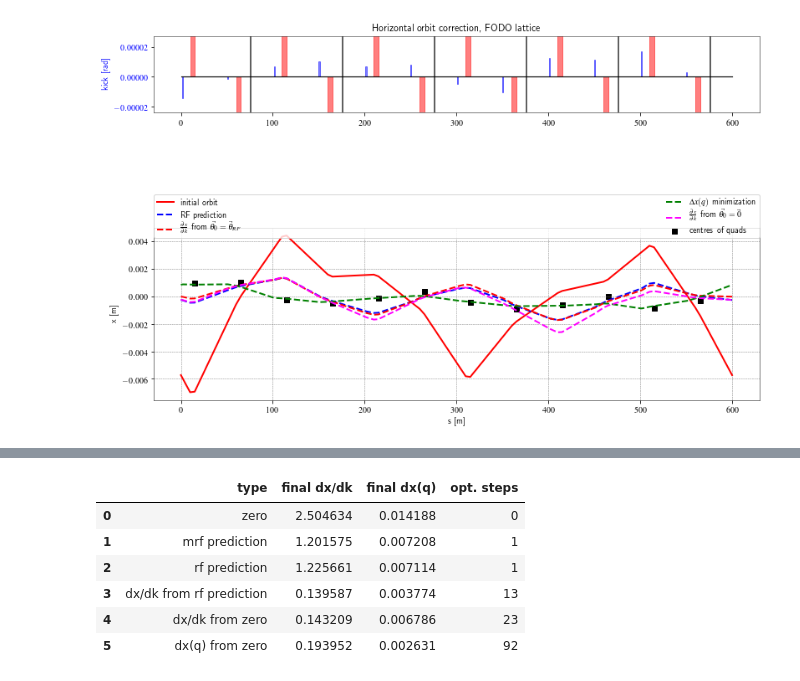
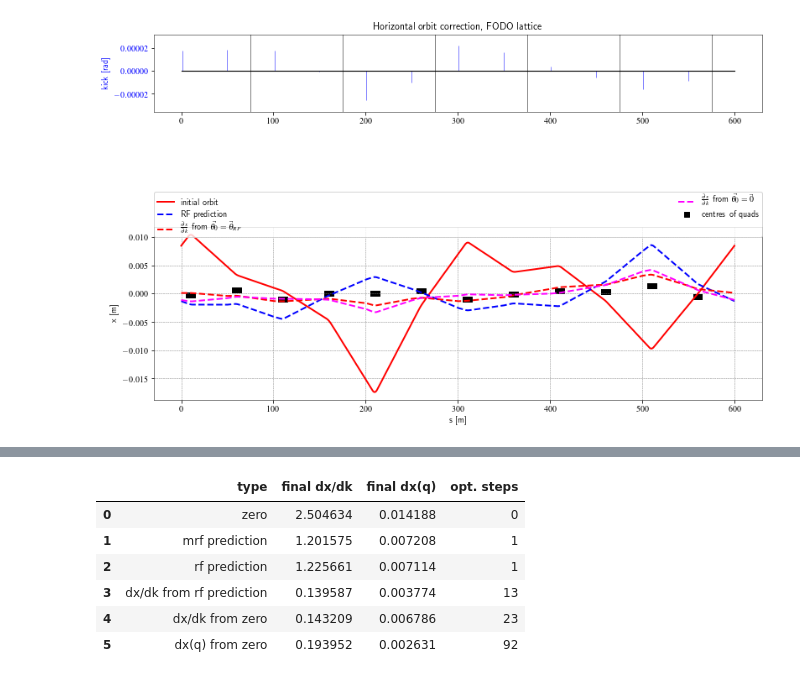
Before and after one commit to drabusov/beta-beating, a Jupyter notebook: FODO.ipynb, the cells around one changed output, grey strips where cells are left out. Cells and saved outputs as stored; diff of their text form; code cells hidden in the pictures.

```diff
--- a/FODO.ipynb
+++ b/FODO.ipynb
@@ -371,0 +245,11 @@ True
+# %%
+a=add_err()
+print(a)
+
+DF0 =madx.table.twiss.dframe()
+err =madx.table.efield.dframe()
+tmp = err[err["name"].str.contains('..',regex=False)]
+qsERR = tmp[tmp["name"].str.contains("q")]
+
+tmp = DF0[DF0["name"].str.contains('..',regex=False)]
+qsPos = tmp[tmp["name"].str.contains("q")]
@@ -372,17 +289,4 @@ True
 # %%
-myTwiss = madx.table.twiss.dframe()
-
-a=add_err()
-print(a)
-
-DF0=madx.table.twiss.dframe()
-bpmDF0 = DF0[DF0["keyword"]=="monitor"]
-qsPos = DF0[DF0["keyword"]=="quadrupole"]
-
-err =madx.table.efield.dframe()
-qsERR = err[err["name"].str.contains("q")]
-
-
 bpms = list(myTwiss[myTwiss["keyword"]=="monitor"]["name"])
 other =["n", "dx(q)"]
 corrs = ["kn0_corr_{}{}".format(i//2,i%2) for i in range(12)]
@@ -536,33 +392,33 @@ ax1.set_ylabel(r'kick [rad]', color=color)
 ax1.tick_params(axis='y', labelcolor=color)
 plt.ylim(min(hk)-10**(-5),max(hk)+10**(-5))
 
 axbeta=plt.subplot2grid((4,3), (2,0), colspan=3, rowspan=2,sharex=ax1)
 
 plt.plot(DF0['s'],DF0['x'],'r', label='initial orbit', lw=2)
 plt.plot(DF['s'],DF['x'],'blue',ls="--", label='RF prediction', lw=2)
 plt.plot(DF1['s'],DF1['x'],'red',ls="--", label=r'$\frac{\partial x}{\partial k}$ from $\vec{\theta_0}=\vec{\theta}_{RF}$', lw=2)
-plt.plot(DF2['s'],DF2['x'],'green',ls="--", label=r'$\Delta x(q)$ minimization', lw=2)
+#plt.plot(DF2['s'],DF2['x'],'green',ls="--", label=r'$\Delta x(q)$ minimization', lw=2)
 plt.plot(DF3['s'],DF3['x'],'magenta',ls="--", label=r'$\frac{\partial x}{\partial k}$ from $\vec{\theta_0}=\vec{0}$', lw=2)
 plt.scatter(qsPos.s,qsERR.dx, label="centres of quads", marker = "s", color = "black")
 
 #plt.ylim([-0.03,0.04])
 
 #plt.scatter(bpmDF1.s,bpmDF1.x, color = "red", s = 50, marker="x", label="bpm final")
 
 #plt.legend()
 #plt.legend(bbox_to_anchor=(1.05, 1), loc=2, borderaxespad=0.)
 plt.legend(bbox_to_anchor=(0., 0.94, 1., .01), loc=3,
            ncol=2, mode="expand", borderaxespad=0.)
 #l1 =plt.legend([p1,p2,p3],['initial orbit','RF prediction','dx/dk from RF prediction'], loc=1)
 #l2 =plt.legend([p4,p5,p6],['dx(q) minimization','dx/dk from zero',"centres of quads"], loc=4)
 #plt.gca().add_artist(l1)
 
 
 plt.ylabel('x [m]')
 plt.xlabel('s [m]')
 plt.grid()
 
 #plt.savefig("FODO_corr.pdf")
 # %% [output]
-[figure, old version]
+[figure, new version]
 # %%
```
Also changed, not shown: parts of 23 cells of this notebook.
